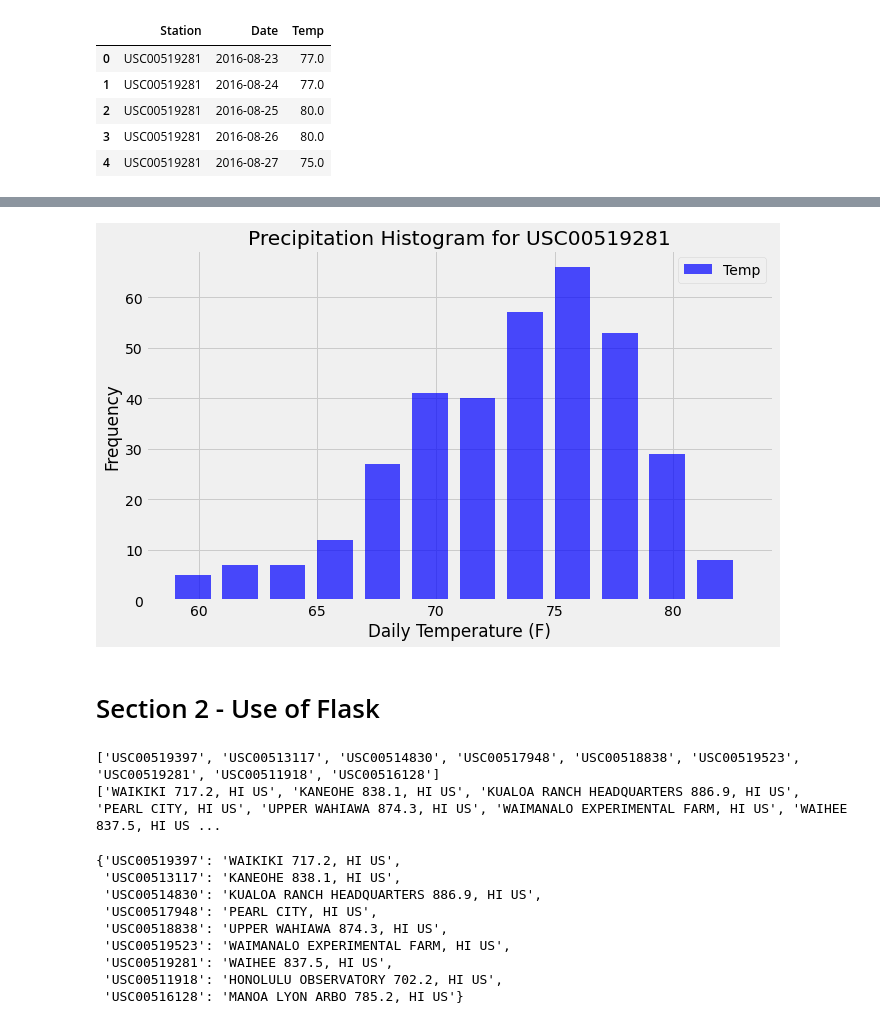
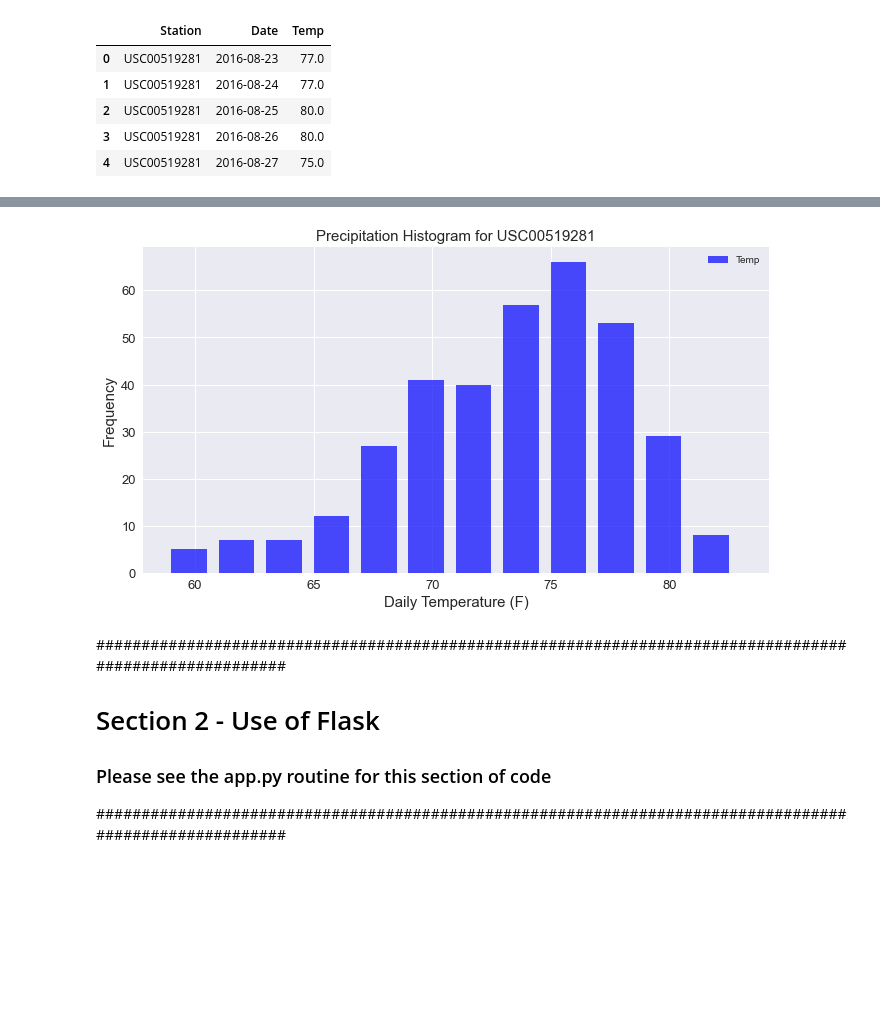
Before and after one commit to j2browns/sqlalchemy-challenge, a Jupyter notebook: climate_starter.ipynb, the cells around one changed output, grey strips where cells are left out. Saved outputs shown, nothing was run; the diff lists cells and outputs as text; code cells hidden in the pictures; blank space fills up the shorter version.

Commit message:
add and climate_starter complete except final bonus (Temperature II)

```diff
--- a/climate_starter.ipynb
+++ b/climate_starter.ipynb
@@ -1,7 +8,8 @@
 # %%
+#Importing required modules
 %matplotlib inline
 from matplotlib import style
-style.use('fivethirtyeight')
+style.use('seaborn')
 import matplotlib.pyplot as plt
 # %%
 import numpy as np
@@ -377,31 +334,19 @@ temp_survey_dict
 # %%
 temp_survey_df.plot.hist(by="Temp", bins=12,color = "b", width = 1.5,alpha = 0.7,
-                         figsize=(10,6), title = f"Precipitation Histogram for {station_max}")
-plt.xlabel("Daily Temperature (F)")
+                         figsize=(10,6))
+plt.xlabel("Daily Temperature (F)",fontsize = 15)
+plt.ylabel("Frequency",fontsize=15)
+plt.title(f"Precipitation Histogram for {station_max}",fontsize=15)
+plt.tick_params(axis='x', labelsize=13)
+plt.tick_params(axis='y', labelsize=13)
 plt.show()
 # %% [output]
-[figure, old version]
+[figure, new version]
 # %% [markdown]
+########################################################################################################
+
 # Section 2 - Use of Flask
+
+### Please see the app.py routine for this section of code
+
+########################################################################################################
-# %%
-#################################################
-#preparing data for sending by API requests
-#################################################
-
-#station_list
-print(station_list)
-print(station_name)
-station_info_dict = dict(zip(station_list,station_name))
-station_info_dict
-# %% [output]
-['USC00519397', 'USC00513117', 'USC00514830', 'USC00517948', 'USC00518838', 'USC00519523', 'USC00519281', 'USC00511918', 'USC00516128']
-['WAIKIKI 717.2, HI US', 'KANEOHE 838.1, HI US', 'KUALOA RANCH HEADQUARTERS 886.9, HI US', 'PEARL CITY, HI US', 'UPPER WAHIAWA 874.3, HI US', 'WAIMANALO EXPERIMENTAL FARM, HI US', 'WAIHEE 837.5, HI US ...
-{'USC00519397': 'WAIKIKI 717.2, HI US',
- 'USC00513117': 'KANEOHE 838.1, HI US',
- 'USC00514830': 'KUALOA RANCH HEADQUARTERS 886.9, HI US',
- 'USC00517948': 'PEARL CITY, HI US',
- 'USC00518838': 'UPPER WAHIAWA 874.3, HI US',
- 'USC00519523': 'WAIMANALO EXPERIMENTAL FARM, HI US',
- 'USC00519281': 'WAIHEE 837.5, HI US',
- 'USC00511918': 'HONOLULU OBSERVATORY 702.2, HI US',
- 'USC00516128': 'MANOA LYON ARBO 785.2, HI US'}
```
Also changed, not shown: parts of 26 cells of this notebook, 1 other file.
